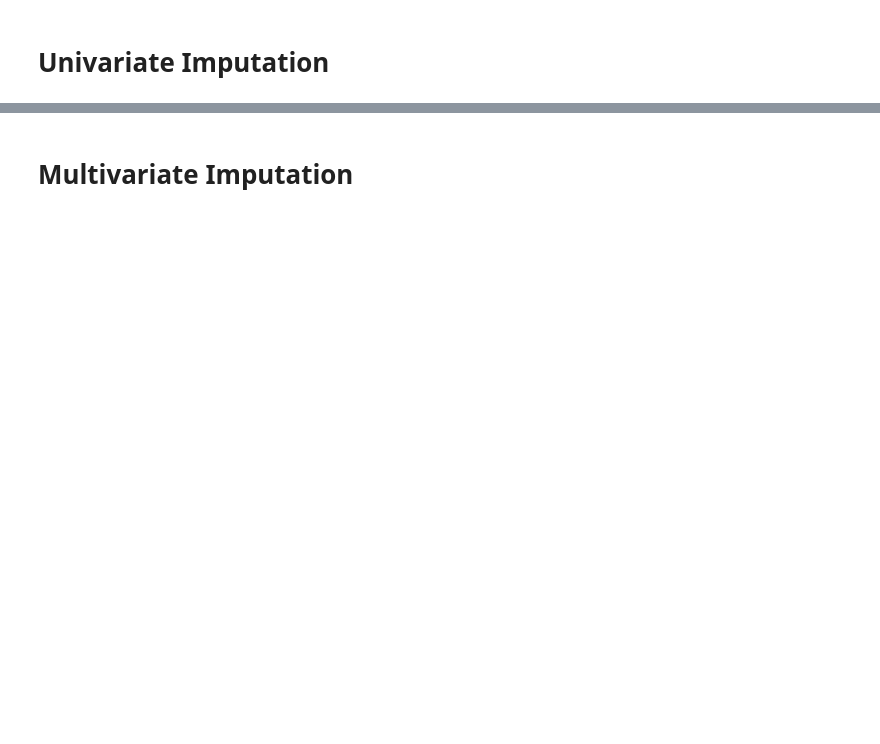
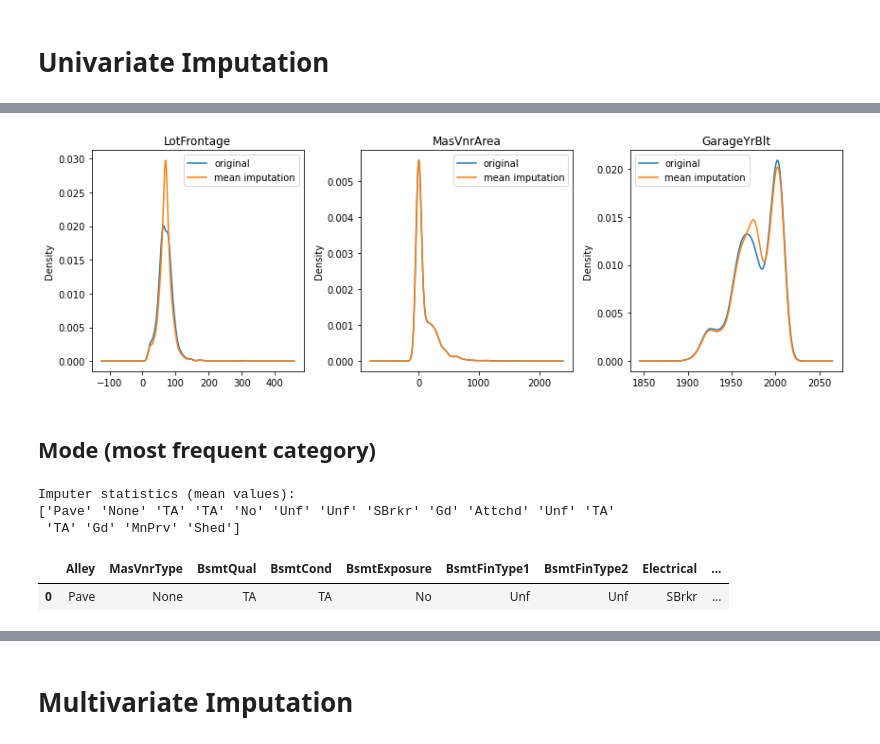
Before and after one commit to mkang32/feature-engineering, a Jupyter notebook: notebooks/1.missing_data_imputation/missing_data_imputation_summary_1.ipynb, the cells around one changed output, grey strips where cells are left out. Drawn from its saved outputs; the diff is of its cells as text; code cells hidden in the pictures; blank space fills up the shorter version.

```diff
--- a/notebooks/1.missing_data_imputation/missing_data_imputation_summary_1.ipynb
+++ b/notebooks/1.missing_data_imputation/missing_data_imputation_summary_1.ipynb
@@ -62,0 +73,6 @@ Index(['LotFrontage', 'Alley', 'MasVnrType', 'MasVnrArea', 'BsmtQual',
+# %%
+cat_cols_with_na = cat_cols[X_train[cat_cols].isna().mean() > 0]
+num_cols_with_na = num_cols[X_train[num_cols].isna().mean() > 0]
+
+print(f"* categorical columns that have NaN's ({len(cat_cols_with_na)}): \n{cat_cols_with_na}\n\n")
+print(f"* numerical columns that have NaN's ({len(num_cols_with_na)}): \n{num_cols_with_na}")
@@ -89,0 +131,12 @@ dtype: float64
+# %%
+# initialize imputer. use strategy='median' for median imputation
+imputer = SimpleImputer(strategy='mean')
+
+# fit the imputer on X_train. pass only numeric columns.
+imputer.fit(X_train[num_cols_with_na])
+
+# transform the data using the fitted imputer
+X_train_mean_impute = imputer.transform(X_train[num_cols_with_na])
+
+# put the output into DataFrame. remember to pass columns used in fit/transform
+X_train_mean_impute = pd.DataFrame(X_train_mean_impute, columns=num_cols_with_na)
@@ -89,0 +159,16 @@ dtype: float64
+# %%
+fig, axes = plt.subplots(figsize=(12, 4))
+for i in range(len(num_cols_with_na)):
+    ax = plt.subplot(1, 3, i+1)
+    col = num_cols_with_na[i]
+
+    X_train[col].plot.kde()
+    X_train_mean_impute[col].plot.kde()
+
+    ax.set_title(col)
+    ax.legend(['original', 'mean imputation'])
+plt.tight_layout()
+# %% [output]
+[figure, added]
+# %% [markdown]
+## Mode (most frequent category)
@@ -89,0 +187,13 @@ dtype: float64
+# %%
+# check statistics
+print("Imputer statistics (mean values):")
+print(imputer.statistics_)
+# %% [output]
+Imputer statistics (mean values):
+['Pave' 'None' 'TA' 'TA' 'No' 'Unf' 'Unf' 'SBrkr' 'Gd' 'Attchd' 'Unf' 'TA'
+ 'TA' 'Gd' 'MnPrv' 'Shed']
+# %%
+X_train[cat_cols_with_na].mode()
+# %% [output]
+|  | Alley | MasVnrType | BsmtQual | BsmtCond | BsmtExposure | BsmtFinType1 | BsmtFinType2 | Electrical | ... |
+| 0 | Pave | None | TA | TA | No | Unf | Unf | SBrkr | ... |
```
Also changed, not shown: parts of 28 cells of this notebook.
